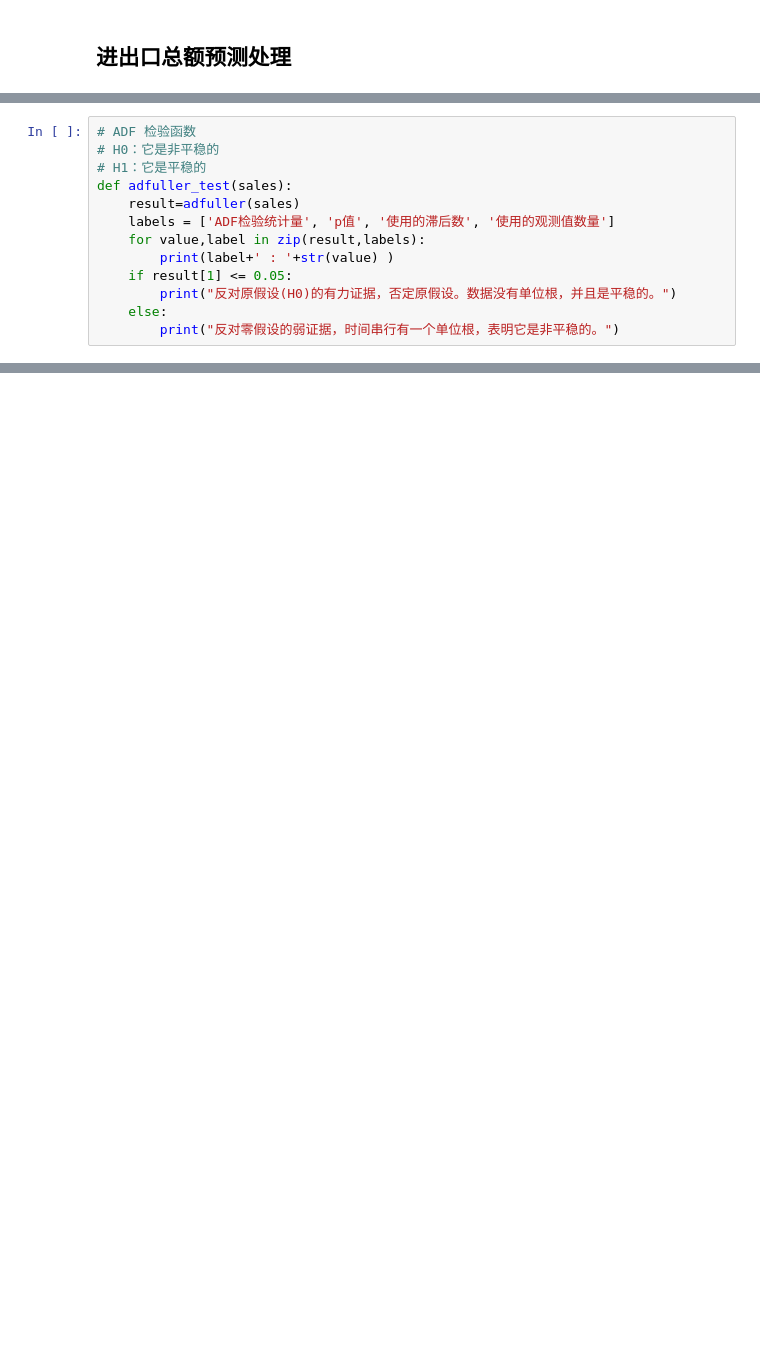
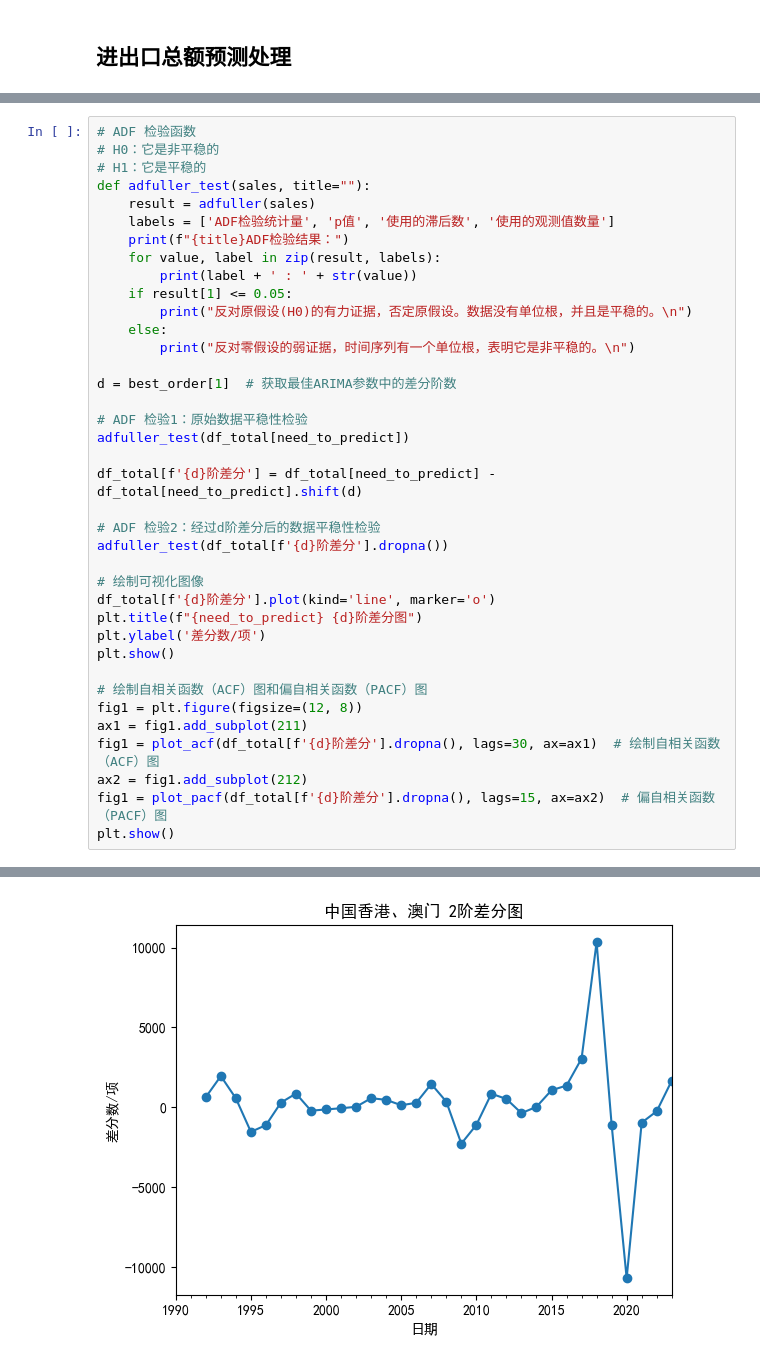
Before and after one commit to Czhongshao/ARIMA-TEST, a Jupyter notebook: 深圳签订外贸合同数据预测/ShenZhen_Contract_ARIMA_1990~2023.ipynb, the cells around one changed output, grey strips where cells are left out. Saved outputs shown, nothing was run; the diff lists cells and outputs as text; blank space fills up the shorter version.

```diff
--- a/深圳签订外贸合同数据预测/ShenZhen_Contract_ARIMA_1990~2023.ipynb
+++ b/深圳签订外贸合同数据预测/ShenZhen_Contract_ARIMA_1990~2023.ipynb
@@ -105,12 +234,38 @@ plt.show()
 # ADF 检验函数
 # H0：它是非平稳的
 # H1：它是平稳的
-def adfuller_test(sales):
-    result=adfuller(sales)
+def adfuller_test(sales, title=""):
+    result = adfuller(sales)
     labels = ['ADF检验统计量', 'p值', '使用的滞后数', '使用的观测值数量']
-    for value,label in zip(result,labels):
-        print(label+' : '+str(value) )
+    print(f"{title}ADF检验结果：")
+    for value, label in zip(result, labels):
+        print(label + ' : ' + str(value))
     if result[1] <= 0.05:
-        print("反对原假设(H0)的有力证据，否定原假设。数据没有单位根，并且是平稳的。")
+        print("反对原假设(H0)的有力证据，否定原假设。数据没有单位根，并且是平稳的。\n")
     else:
-        print("反对零假设的弱证据，时间串行有一个单位根，表明它是非平稳的。")
+        print("反对零假设的弱证据，时间序列有一个单位根，表明它是非平稳的。\n")
+
+d = best_order[1]  # 获取最佳ARIMA参数中的差分阶数
+
+# ADF 检验1：原始数据平稳性检验
+adfuller_test(df_total[need_to_predict])
+
+df_total[f'{d}阶差分'] = df_total[need_to_predict] - df_total[need_to_predict].shift(d)
+
+# ADF 检验2：经过d阶差分后的数据平稳性检验
+adfuller_test(df_total[f'{d}阶差分'].dropna())
+
+# 绘制可视化图像
+df_total[f'{d}阶差分'].plot(kind='line', marker='o')
+plt.title(f"{need_to_predict} {d}阶差分图")
+plt.ylabel('差分数/项')
+plt.show()
+
+# 绘制自相关函数（ACF）图和偏自相关函数（PACF）图
+fig1 = plt.figure(figsize=(12, 8))
+ax1 = fig1.add_subplot(211)
+fig1 = plot_acf(df_total[f'{d}阶差分'].dropna(), lags=30, ax=ax1)  # 绘制自相关函数（ACF）图
+ax2 = fig1.add_subplot(212)
+fig1 = plot_pacf(df_total[f'{d}阶差分'].dropna(), lags=15, ax=ax2)  # 偏自相关函数（PACF）图
+plt.show()
+# %% [output]
@@ -116,0 +285 @@ def adfuller_test(sales):
+[figure, added]
```
Also changed, not shown: parts of 26 cells of this notebook, 32 other files.
